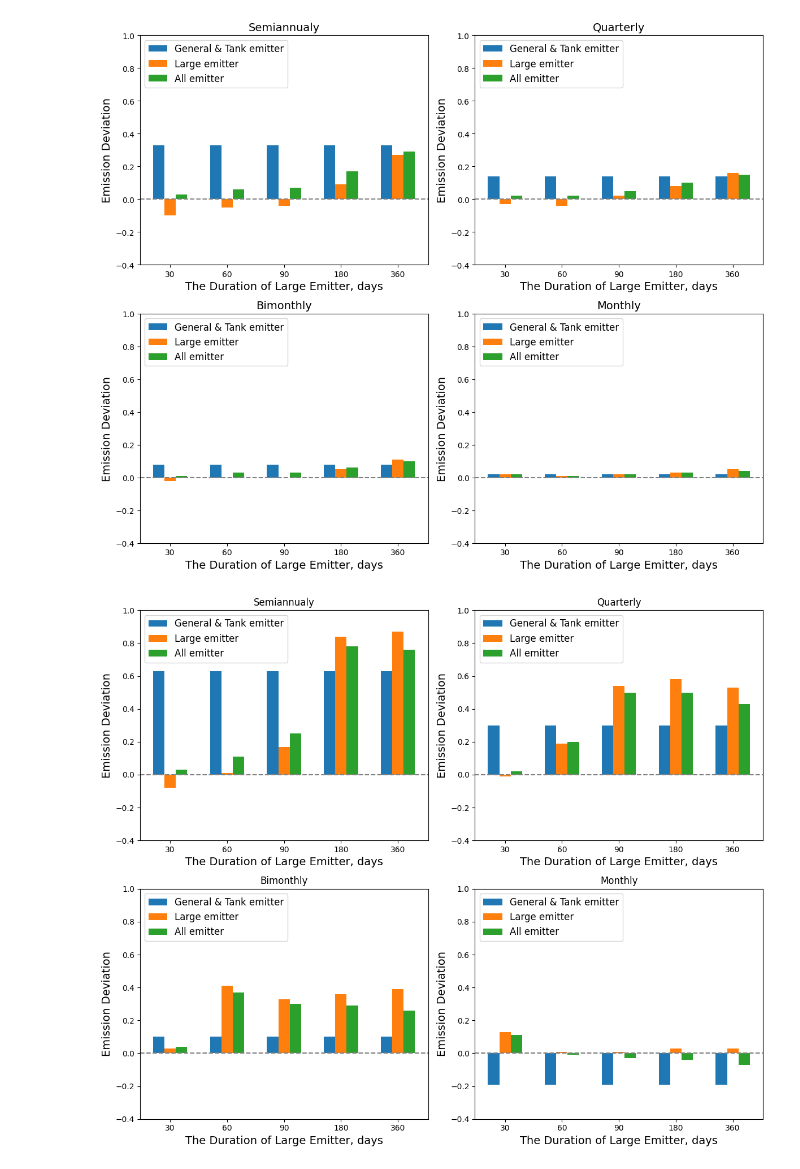
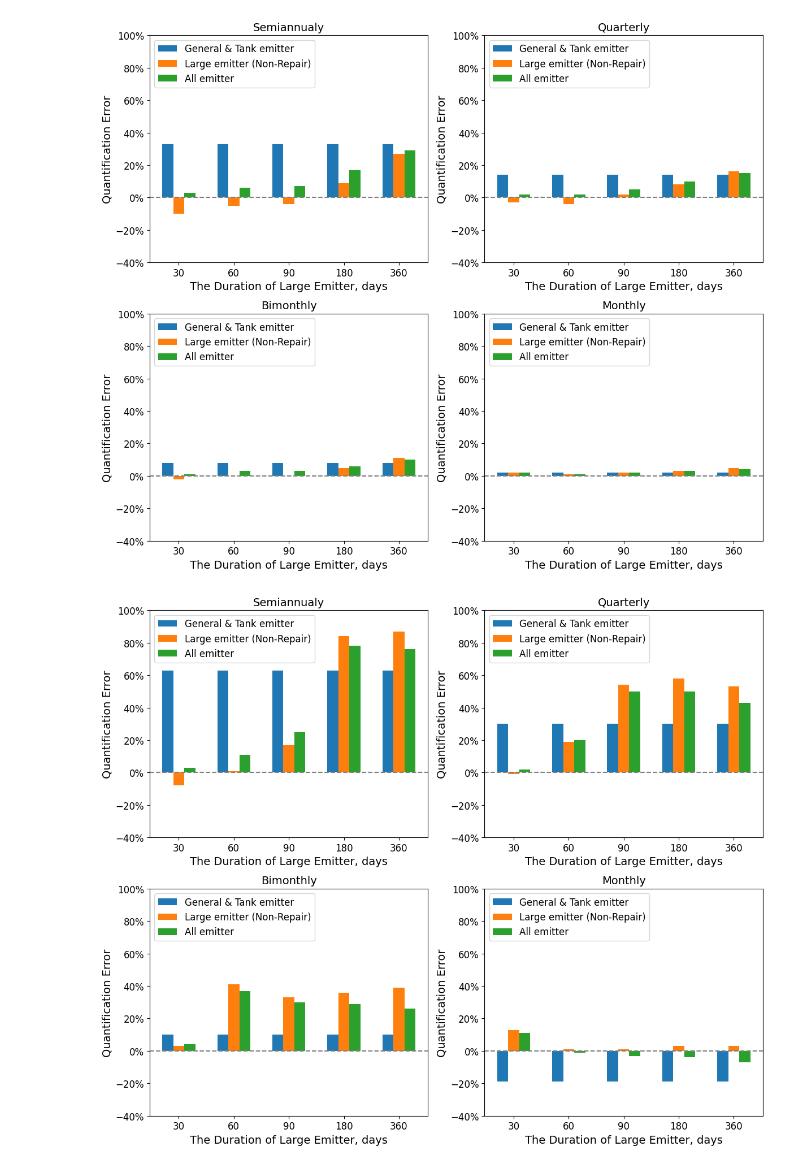
Before and after one commit to HJJJJX/Figure-Plotting, a Jupyter notebook: Published.ipynb, the cells around one changed output. Cells and saved outputs as stored; diff of their text form; code cells hidden in the pictures.

```diff
--- a/Published.ipynb
+++ b/Published.ipynb
@@ -129,16 +145,15 @@ plt.show()
 # %%
-#Non_Repair
-
 import matplotlib.pyplot as plt
 import numpy as np
+import matplotlib.ticker as mtick
 
 # Data for the plots
 x_labels = ['30', '60', '90', '180', '360']
 data = {
-    'Semiannualy': {'group1': [0.33,0.33,0.33,0.33,0.33], 'group2': [-0.1,-0.05,-0.04,0.09,0.27], 'group3': [0.03,0.06,0.07,0.17,0.29]},
-    'Quarterly': {'group1': [0.14,0.14,0.14,0.14,0.14], 'group2': [-0.03,-0.04,0.02,0.08,0.16], 'group3': [0.02,0.02,0.05,0.1,0.15]},
-    'Bimonthly': {'group1': [0.08,0.08,0.08,0.08,0.08], 'group2': [-0.02,0,0,0.05,0.11], 'group3': [0.01,0.03,0.03,0.06,0.1]},
-    'Monthly': {'group1': [0.02,0.02,0.02,0.02,0.02], 'group2': [0.02,0.01,0.02,0.03,0.05], 'group3': [0.02,0.01,0.02,0.03,0.04]}
+    'Semiannualy': {'group1': [0.33, 0.33, 0.33, 0.33, 0.33], 'group2': [-0.1, -0.05, -0.04, 0.09, 0.27], 'group3': [0.03, 0.06, 0.07, 0.17, 0.29]},
+    'Quarterly': {'group1': [0.14, 0.14, 0.14, 0.14, 0.14], 'group2': [-0.03, -0.04, 0.02, 0.08, 0.16], 'group3': [0.02, 0.02, 0.05, 0.1, 0.15]},
+    'Bimonthly': {'group1': [0.08, 0.08, 0.08, 0.08, 0.08], 'group2': [-0.02, 0, 0, 0.05, 0.11], 'group3': [0.01, 0.03, 0.03, 0.06, 0.1]},
+    'Monthly': {'group1': [0.02, 0.02, 0.02, 0.02, 0.02], 'group2': [0.02, 0.01, 0.02, 0.03, 0.05], 'group3': [0.02, 0.01, 0.02, 0.03, 0.04]}
 }
 
 x = np.arange(len(x_labels))  # the label locations
@@ -150,20 +165,23 @@ fig, axs = plt.subplots(2, 2, figsize=(12, 10))
 # Function to create the bar plots
 def create_bar_plot(ax, title, group1, group2, group3):
     rects1 = ax.bar(x - width, group1, width, label='General & Tank emitter')
-    rects2 = ax.bar(x, group2, width, label='Large emitter')
+    rects2 = ax.bar(x, group2, width, label='Large emitter (Non-Repair)')
     rects3 = ax.bar(x + width, group3, width, label='All emitter')
 
     # Add some text for labels, title, and custom x-axis tick labels, etc.
     ax.set_xlabel('The Duration of Large Emitter, days', fontsize=14)
-    ax.set_ylabel('Emission Deviation', fontsize=14)
+    ax.set_ylabel('Quantification Error', fontsize=14)  # Updated y-axis label to include "%"
     ax.set_title(title, fontsize=14)
     ax.set_xticks(x)
-    ax.set_xticklabels(x_labels, fontsize=10)
-    ax.tick_params(axis='y', labelsize=10)
+    ax.set_xticklabels(x_labels, fontsize=12)
+    ax.tick_params(axis='y', labelsize=12)
     ax.legend(loc='upper left', fontsize=12)
 
     # Set y-axis limits
-    ax.set_ylim(-0.4, 1.0)
+    ax.set_ylim(-0.4, 1)  # Now the y-axis will show percentage values (scaled accordingly)
+
+    # Format the y-axis to show percentage
+    ax.yaxis.set_major_formatter(mtick.PercentFormatter(xmax=1, decimals=0))
 
     # Add a red dashed line at y = 0
     ax.axhline(0, color='gray', linestyle='--')
@@ -174,14 +192,14 @@ for ax, (title, groups) in zip(axs.flat, data.items()):
 
 # Adjust layout to prevent overlap
 plt.tight_layout()
+
 plt.show()
 # %% [output]
-[figure, old version]
+[figure, new version]
 # %%
-#Repair
-
 import matplotlib.pyplot as plt
 import numpy as np
+import matplotlib.ticker as mtick
 
 # Data for the plots
 x_labels = ['30', '60', '90', '180', '360']
@@ -194,40 +212,44 @@ data = {
 
 x = np.arange(len(x_labels))  # the label locations
 width = 0.2  # the width of the bars
 
 # Create the figure and subplots
 fig, axs = plt.subplots(2, 2, figsize=(12, 10))
 
 # Function to create the bar plots
 def create_bar_plot(ax, title, group1, group2, group3):
     rects1 = ax.bar(x - width, group1, width, label='General & Tank emitter')
-    rects2 = ax.bar(x, group2, width, label='Large emitter')
+    rects2 = ax.bar(x, group2, width, label='Large emitter (Non-Repair)')
     rects3 = ax.bar(x + width, group3, width, label='All emitter')
 
     # Add some text for labels, title, and custom x-axis tick labels, etc.
     ax.set_xlabel('The Duration of Large Emitter, days', fontsize=14)
-    ax.set_ylabel('Emission Deviation', fontsize=14)
-    ax.set_title(title)
+    ax.set_ylabel('Quantification Error', fontsize=14)  # Updated y-axis label to include "%"
+    ax.set_title(title, fontsize=14)
     ax.set_xticks(x)
-    ax.set_xticklabels(x_labels, fontsize=10)
-    ax.tick_params(axis='y', labelsize=10)
+    ax.set_xticklabels(x_labels, fontsize=12)
+    ax.tick_params(axis='y', labelsize=12)
     ax.legend(loc='upper left', fontsize=12)
 
     # Set y-axis limits
-    ax.set_ylim(-0.4, 1)
+    ax.set_ylim(-0.4, 1)  # Now the y-axis will show percentage values (scaled accordingly)
+
+    # Format the y-axis to show percentage
+    ax.yaxis.set_major_formatter(mtick.PercentFormatter(xmax=1, decimals=0))
 
     # Add a red dashed line at y = 0
     ax.axhline(0, color='gray', linestyle='--')
 
 # Create each subplot
 for ax, (title, groups) in zip(axs.flat, data.items()):
     create_bar_plot(ax, title, groups['group1'], groups['group2'], groups['group3'])
 
 # Adjust layout to prevent overlap
 plt.tight_layout()
+
 plt.show()
 # %% [output]
-[figure, old version]
+[figure, new version]
 # %%
 import matplotlib.pyplot as plt
 import numpy as np
```
Also changed, not shown: parts of 6 cells of this notebook.
